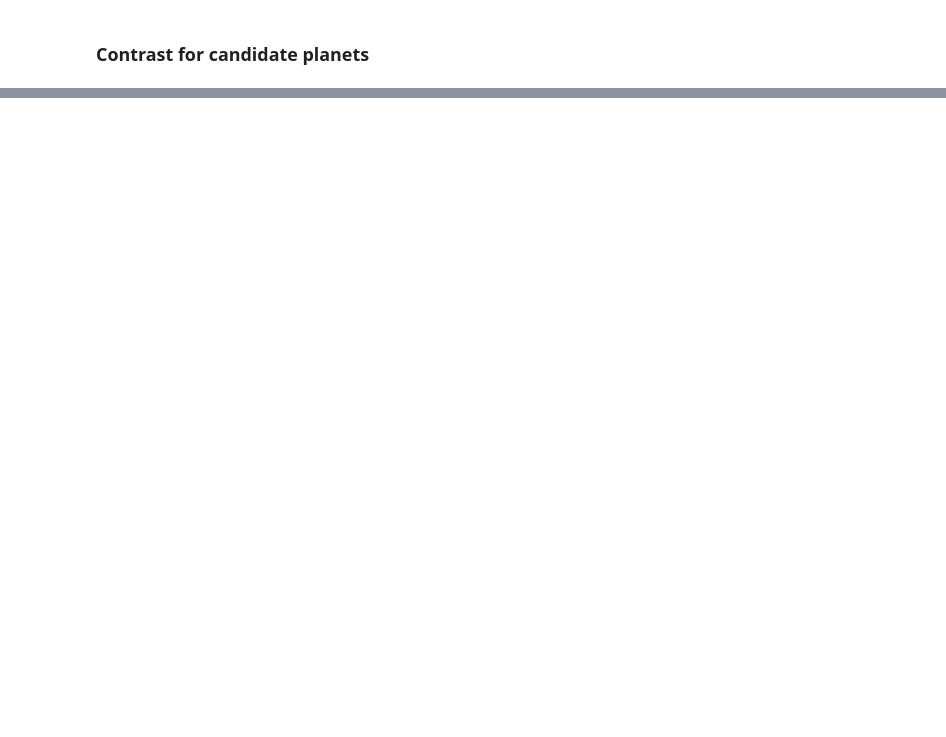
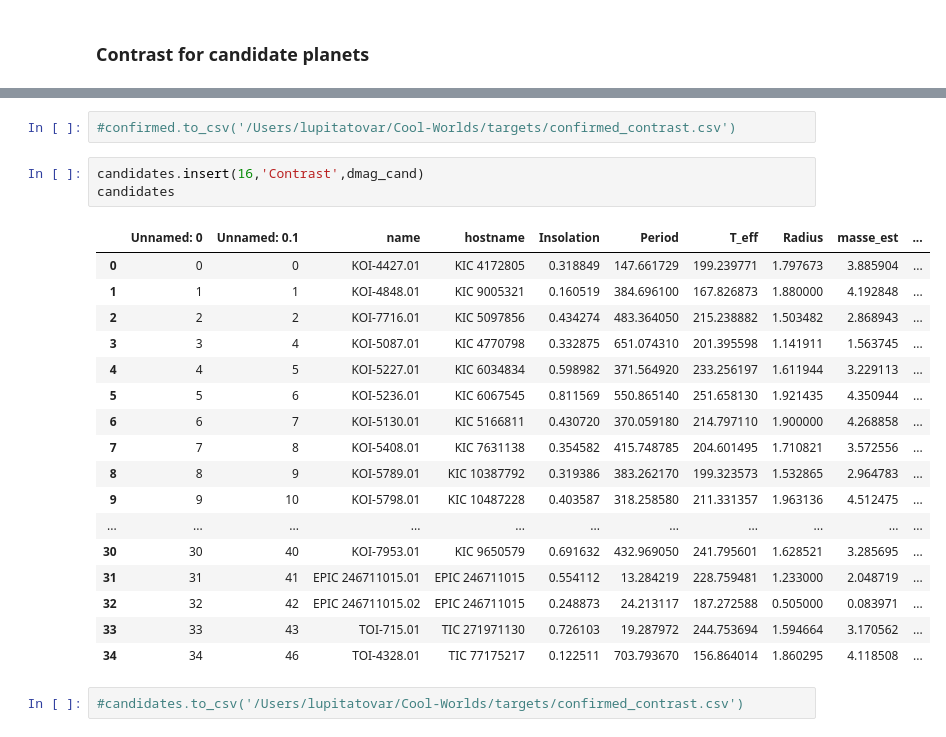
Before and after one commit to lupitatovar/Cool-Worlds, a Jupyter notebook: notebooks/Reflected_light.ipynb, the cells around one changed output, grey strips where cells are left out. Drawn from its saved outputs; the diff is of its cells as text; blank space fills up the shorter version.

```diff
--- a/notebooks/Reflected_light.ipynb
+++ b/notebooks/Reflected_light.ipynb
@@ -270,0 +388,25 @@ plt.minorticks_on()
+# %%
+#confirmed.to_csv('/Users/lupitatovar/Cool-Worlds/targets/confirmed_contrast.csv')
+# %%
+candidates.insert(16,'Contrast',dmag_cand)
+candidates
+# %% [output]
+|  | Unnamed: 0 | Unnamed: 0.1 | name | hostname | Insolation | Period | T_eff | Radius | masse_est | ... |
+| 0 | 0 | 0 | KOI-4427.01 | KIC 4172805 | 0.318849 | 147.661729 | 199.239771 | 1.797673 | 3.885904 | ... |
+| 1 | 1 | 1 | KOI-4848.01 | KIC 9005321 | 0.160519 | 384.696100 | 167.826873 | 1.880000 | 4.192848 | ... |
+| 2 | 2 | 2 | KOI-7716.01 | KIC 5097856 | 0.434274 | 483.364050 | 215.238882 | 1.503482 | 2.868943 | ... |
+| 3 | 3 | 4 | KOI-5087.01 | KIC 4770798 | 0.332875 | 651.074310 | 201.395598 | 1.141911 | 1.563745 | ... |
+| 4 | 4 | 5 | KOI-5227.01 | KIC 6034834 | 0.598982 | 371.564920 | 233.256197 | 1.611944 | 3.229113 | ... |
+| 5 | 5 | 6 | KOI-5236.01 | KIC 6067545 | 0.811569 | 550.865140 | 251.658130 | 1.921435 | 4.350944 | ... |
+| 6 | 6 | 7 | KOI-5130.01 | KIC 5166811 | 0.430720 | 370.059180 | 214.797110 | 1.900000 | 4.268858 | ... |
+| 7 | 7 | 8 | KOI-5408.01 | KIC 7631138 | 0.354582 | 415.748785 | 204.601495 | 1.710821 | 3.572556 | ... |
+| 8 | 8 | 9 | KOI-5789.01 | KIC 10387792 | 0.319386 | 383.262170 | 199.323573 | 1.532865 | 2.964783 | ... |
+| 9 | 9 | 10 | KOI-5798.01 | KIC 10487228 | 0.403587 | 318.258580 | 211.331357 | 1.963136 | 4.512475 | ... |
+| ... | ... | ... | ... | ... | ... | ... | ... | ... | ... | ... |
+| 30 | 30 | 40 | KOI-7953.01 | KIC 9650579 | 0.691632 | 432.969050 | 241.795601 | 1.628521 | 3.285695 | ... |
+| 31 | 31 | 41 | EPIC 246711015.01 | EPIC 246711015 | 0.554112 | 13.284219 | 228.759481 | 1.233000 | 2.048719 | ... |
+| 32 | 32 | 42 | EPIC 246711015.02 | EPIC 246711015 | 0.248873 | 24.213117 | 187.272588 | 0.505000 | 0.083971 | ... |
+| 33 | 33 | 43 | TOI-715.01 | TIC 271971130 | 0.726103 | 19.287972 | 244.753694 | 1.594664 | 3.170562 | ... |
+| 34 | 34 | 46 | TOI-4328.01 | TIC 77175217 | 0.122511 | 703.793670 | 156.864014 | 1.860295 | 4.118508 | ... |
+# %%
+#candidates.to_csv('/Users/lupitatovar/Cool-Worlds/targets/confirmed_contrast.csv')
```
Also changed, not shown: parts of 31 cells of this notebook, 3 other files.
